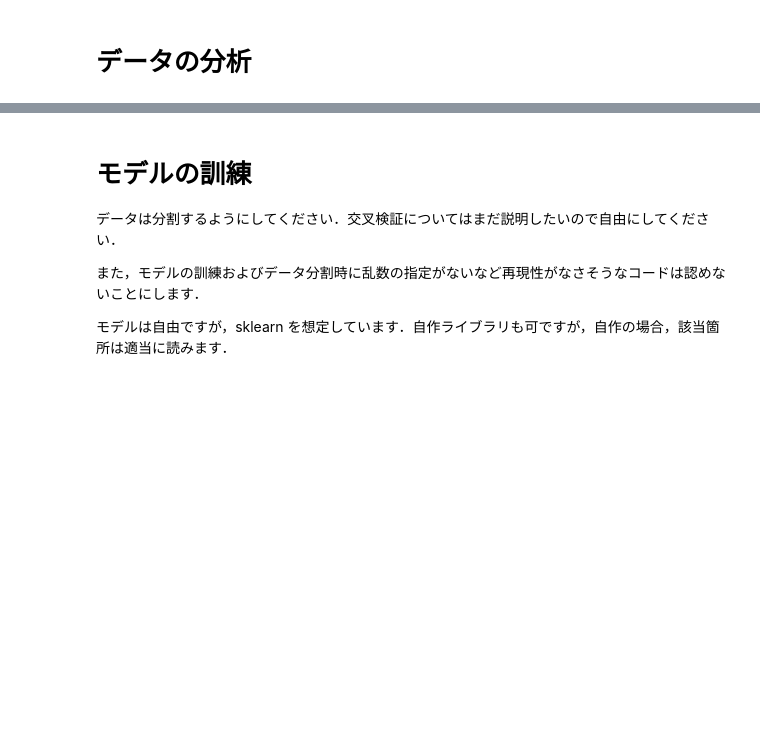
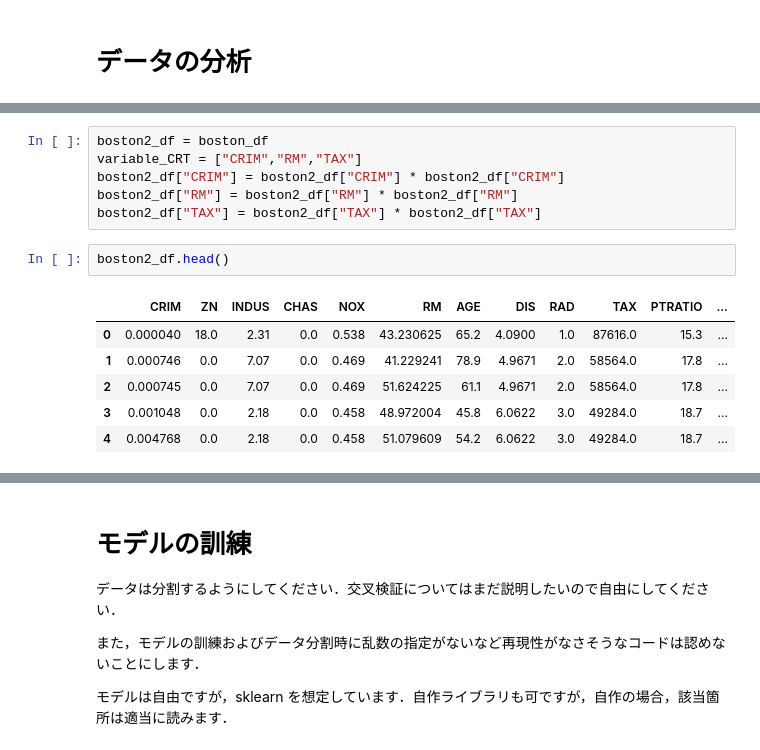
Before and after one commit to hiraso/lab_task, a Jupyter notebook: 第5回課題.ipynb, the cells around one changed output, grey strips where cells are left out. Drawn from its saved outputs; the diff is of its cells as text; blank space fills up the shorter version.

```diff
--- a/第5回課題.ipynb
+++ b/第5回課題.ipynb
@@ -77,2 +154,17 @@ boston_df.head()
+# %%
+boston2_df = boston_df
+variable_CRT = ["CRIM","RM","TAX"]
+boston2_df["CRIM"] = boston2_df["CRIM"] * boston2_df["CRIM"]
+boston2_df["RM"] = boston2_df["RM"] * boston2_df["RM"]
+boston2_df["TAX"] = boston2_df["TAX"] * boston2_df["TAX"]
+# %%
+boston2_df.head()
+# %% [output]
+|  | CRIM | ZN | INDUS | CHAS | NOX | RM | AGE | DIS | RAD | TAX | PTRATIO | ... |
+| 0 | 0.000040 | 18.0 | 2.31 | 0.0 | 0.538 | 43.230625 | 65.2 | 4.0900 | 1.0 | 87616.0 | 15.3 | ... |
+| 1 | 0.000746 | 0.0 | 7.07 | 0.0 | 0.469 | 41.229241 | 78.9 | 4.9671 | 2.0 | 58564.0 | 17.8 | ... |
+| 2 | 0.000745 | 0.0 | 7.07 | 0.0 | 0.469 | 51.624225 | 61.1 | 4.9671 | 2.0 | 58564.0 | 17.8 | ... |
+| 3 | 0.001048 | 0.0 | 2.18 | 0.0 | 0.458 | 48.972004 | 45.8 | 6.0622 | 3.0 | 49284.0 | 18.7 | ... |
+| 4 | 0.004768 | 0.0 | 2.18 | 0.0 | 0.458 | 51.079609 | 54.2 | 6.0622 | 3.0 | 49284.0 | 18.7 | ... |
 # %%
 df_corr = boston_df.corr()
```
Also changed, not shown: parts of 33 cells of this notebook.
